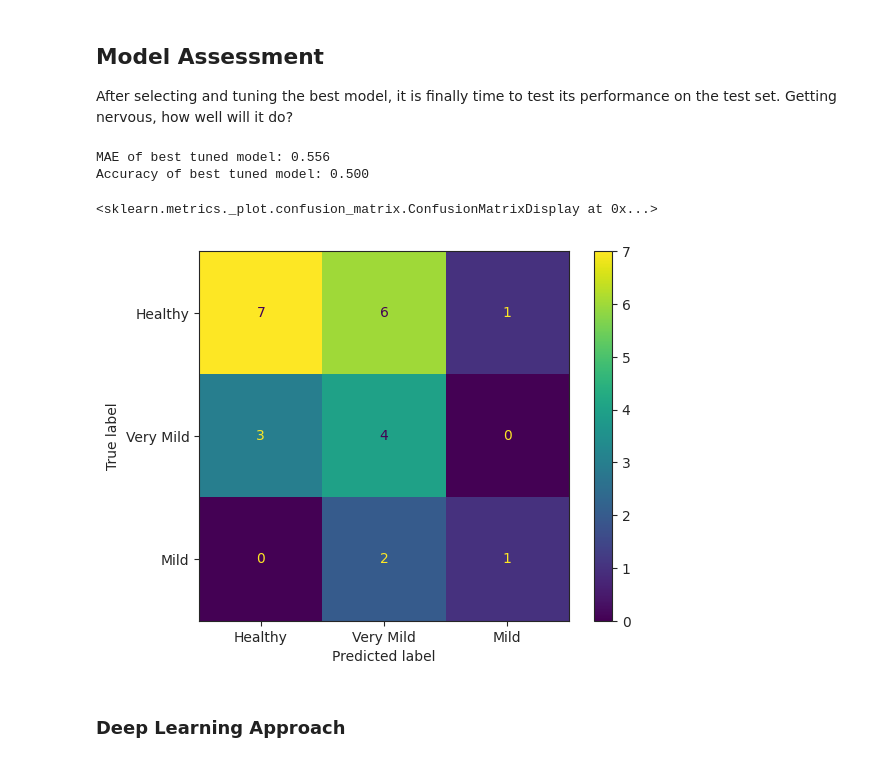
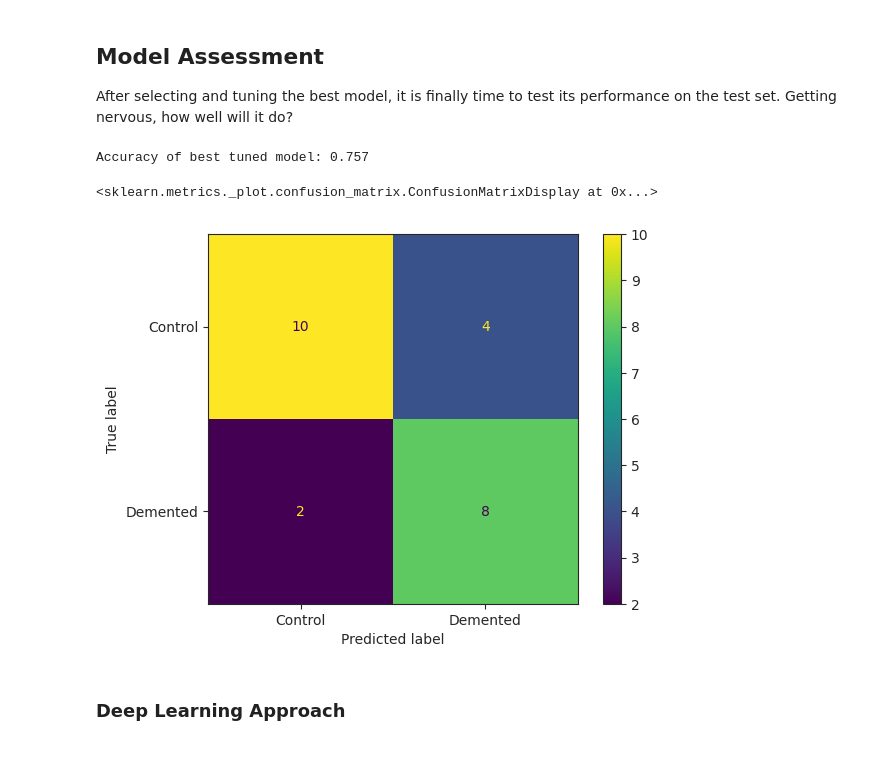
Before and after one commit to RiboRings/AlzheimerPrediction, a Jupyter notebook: learning-about-ad.ipynb, the cells around one changed output. Drawn from its saved outputs; the diff is of its cells as text; code cells hidden in the pictures.

```diff
--- a/learning-about-ad.ipynb
+++ b/learning-about-ad.ipynb
@@ -336,6 +321,7 @@ from sklearn.tree import DecisionTreeClassifier
 from sklearn.svm import SVC
 from sklearn.ensemble import RandomForestClassifier, GradientBoostingClassifier
 from sklearn.linear_model import LogisticRegression
+from sklearn.discriminant_analysis import LinearDiscriminantAnalysis
 from sklearn.gaussian_process import GaussianProcessClassifier
 
 seed = 123
@@ -346,12 +332,14 @@ models = {}
 
 # Create SVM classifier and add to dictionary
 models["SVM"] = SVC(random_state=seed, class_weight=class_weight)
+# Create logistic classifier
+models["Logistic Regression"] = LogisticRegression(class_weight=class_weight)
 # Create random forest classifier
 models["Random Forest"] = RandomForestClassifier(random_state=seed, class_weight=class_weight)
-# Create logistic classifier
-models["Logistic Regression"] = LogisticRegression(class_weight=class_weight)
 # Create XGBoost classifier
 models["Gradient Boosting"] = GradientBoostingClassifier(random_state=seed)
+# Create QDA classifier
+models["Linear Discriminant"] = LinearDiscriminantAnalysis()
 # Create Gaussian classifier
 models["Gaussian Process"] = GaussianProcessClassifier(random_state=seed)
 
@@ -360,12 +348,8 @@ models["Gaussian Process"] = GaussianProcessClassifier(random_state=seed)
 # %%
 from utilities_for_ad import validate_model, make_confusion_matrix
 
-# Validate models with MAE
-mae_scores = list(map(lambda model: validate_model(model, X_train, y_train, metric=mean_absolute_error, cv=skf).mean(), models.values()))
-mae_scores = dict(zip(models.keys(), mae_scores))
-
 # Validate models with accuracy
-acc_scores = list(map(lambda model: validate_model(model, X_train, y_train, metric=accuracy_score, cv=skf).mean(), models.values()))
+acc_scores = list(map(lambda model: validate_model(model, X_train, y_train, metric=balanced_accuracy_score, cv=skf).mean(), models.values()))
 acc_scores = dict(zip(models.keys(), acc_scores))
 
 # Validate models with a confusion matrix
@@ -411,7 +396,7 @@ Gaussian Process    : MAE = 0.323, ACC = 0.696
 _How can we optimise the selected model to improve performance?_ The answer to this question lies in **hyperparameter tuning**. Here, the goal consists in finding the combination of values for the model hyperparameters in order to achieve the best possible performance. This is usually done with a grid search, which can be either full or randomised. The former searches over the full grid for the actual best combination, whereas the latter only searches over a random subset of the grid. Randomised grid search reduces the computational demand while still providing a nearly optimal combination of values, for which reason it is applied below.
 # %%
 # Select the best classifier algorithm
-selected_key = min(mae_scores, key=mae_scores.get)
+selected_key = max(acc_scores, key=acc_scores.get)
 selected_model = models[selected_key]
 
 # View the best classifier algorithm
@@ -459,7 +442,7 @@ tuned_models = ms.RandomizedSearchCV(
     estimator=selected_model,
     param_distributions=param_grid,
     n_iter=min(full_search_iter, 60),
-    scoring=make_scorer(lambda y, y_pred: 1 / macro_averaged_mean_absolute_error(y, y_pred)),
+    scoring=make_scorer(balanced_accuracy_score),
     cv=skf,
     random_state=123
 )
@@ -481,18 +465,17 @@ After selecting and tuning the best model, it is finally time to test its perfor
 # %%
 # Predict CDR of test set with best tuned model
 tuned_model.fit(X_train, y_train)
 y_pred = tuned_model.predict(X_test)
 
-print(f"MAE of best tuned model: {macro_averaged_mean_absolute_error(y_test, y_pred):.3f}")
-print(f"Accuracy of best tuned model: {accuracy_score(y_test, y_pred):.3f}")
+print(f"Accuracy of best tuned model: {balanced_accuracy_score(y_test, y_pred):.3f}")
 
+# Plot confusion matrix
 cm = confusion_matrix(y_test, y_pred)
-disp = ConfusionMatrixDisplay(cm, display_labels=["Healthy", "Very Mild", "Mild"])
+disp = ConfusionMatrixDisplay(cm, display_labels=["Control", "Demented"])
 disp.plot()
 # %% [output]
-MAE of best tuned model: 0.556
-Accuracy of best tuned model: 0.500
+Accuracy of best tuned model: 0.757
 <sklearn.metrics._plot.confusion_matrix.ConfusionMatrixDisplay at 0x...>
-[figure, old version]
+[figure, new version]
 # %% [markdown]
 ### Deep Learning Approach
```
Also changed, not shown: parts of 27 cells of this notebook.
